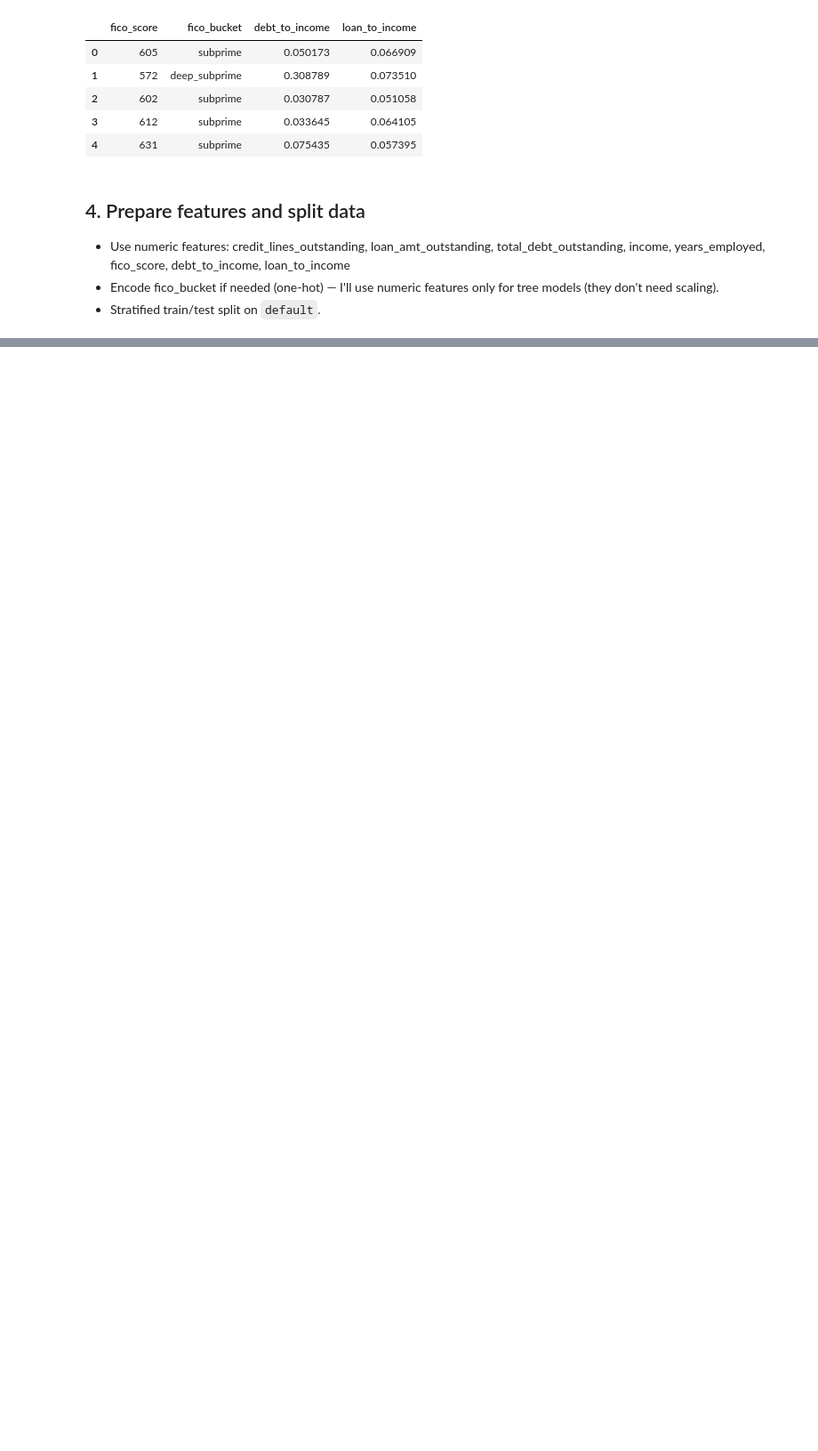
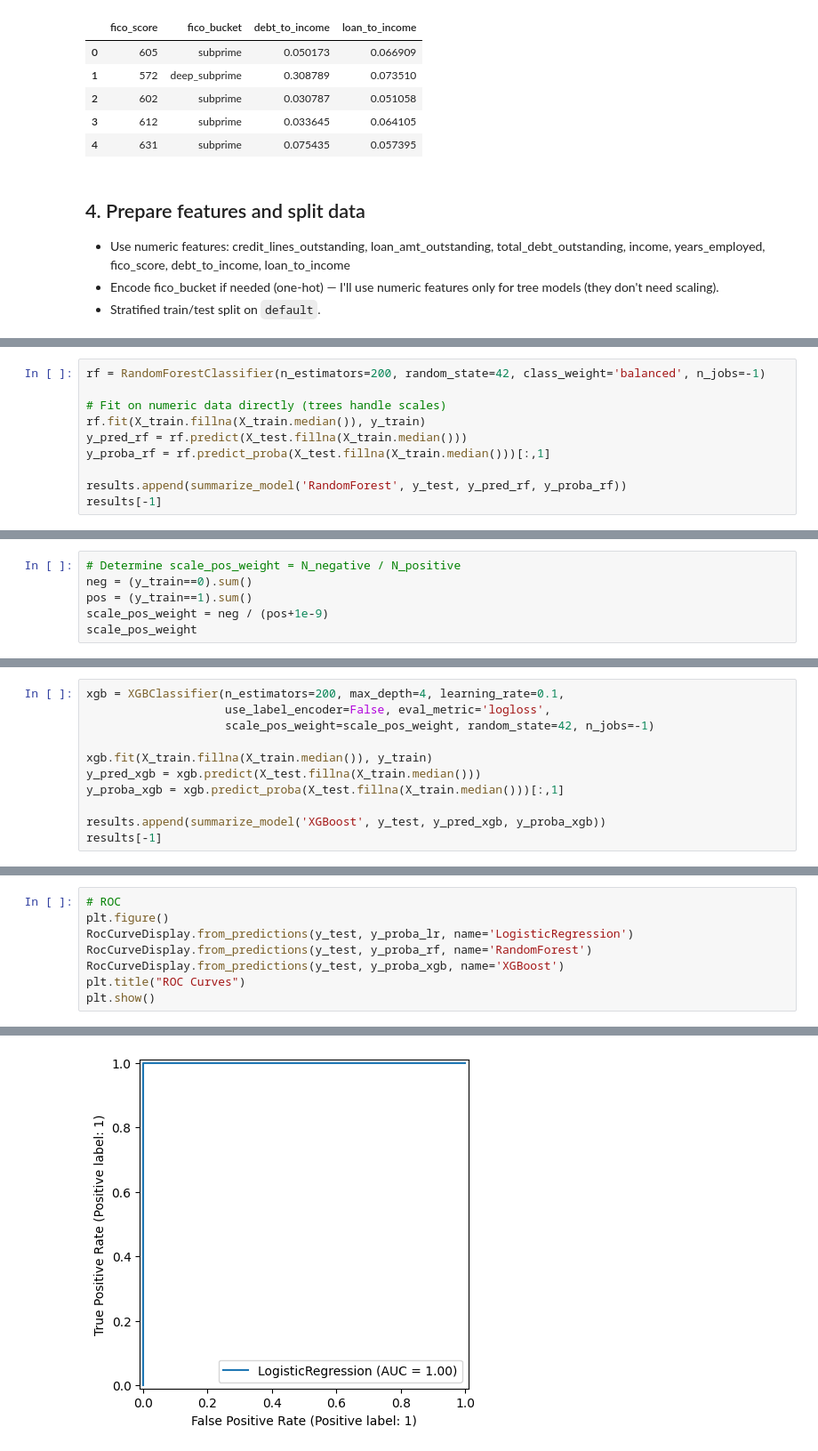
Before and after one commit to orejandro79/Credit_Risk_Analysis, a Jupyter notebook: Credit_Risk_Analysis.ipynb, the cells around one changed output, grey strips where cells are left out. Shown at 89% size. Cells and saved outputs as stored; diff of their text form; blank space fills up the shorter version.

Commit message:
Update credit Risk Analysis
- Prepare features and split data
- Basemodel logistic regression
- Random Forest model
- XGBoost model
- Results Comparision Table
- Confusion Matrices and ROC curves

```diff
--- a/Credit_Risk_Analysis.ipynb
+++ b/Credit_Risk_Analysis.ipynb
@@ -142,0 +200,10 @@ df[['fico_score','fico_bucket','debt_to_income','loan_to_income']].head()
+# %%
+rf = RandomForestClassifier(n_estimators=200, random_state=42, class_weight='balanced', n_jobs=-1)
+
+# Fit on numeric data directly (trees handle scales)
+rf.fit(X_train.fillna(X_train.median()), y_train)
+y_pred_rf = rf.predict(X_test.fillna(X_train.median()))
+y_proba_rf = rf.predict_proba(X_test.fillna(X_train.median()))[:,1]
+
+results.append(summarize_model('RandomForest', y_test, y_pred_rf, y_proba_rf))
+results[-1]
@@ -142,0 +220,6 @@ df[['fico_score','fico_bucket','debt_to_income','loan_to_income']].head()
+# %%
+# Determine scale_pos_weight = N_negative / N_positive
+neg = (y_train==0).sum()
+pos = (y_train==1).sum()
+scale_pos_weight = neg / (pos+1e-9)
+scale_pos_weight
@@ -142,0 +228,11 @@ df[['fico_score','fico_bucket','debt_to_income','loan_to_income']].head()
+# %%
+xgb = XGBClassifier(n_estimators=200, max_depth=4, learning_rate=0.1,
+                    use_label_encoder=False, eval_metric='logloss',
+                    scale_pos_weight=scale_pos_weight, random_state=42, n_jobs=-1)
+
+xgb.fit(X_train.fillna(X_train.median()), y_train)
+y_pred_xgb = xgb.predict(X_test.fillna(X_train.median()))
+y_proba_xgb = xgb.predict_proba(X_test.fillna(X_train.median()))[:,1]
+
+results.append(summarize_model('XGBoost', y_test, y_pred_xgb, y_proba_xgb))
+results[-1]
@@ -142,0 +304,9 @@ df[['fico_score','fico_bucket','debt_to_income','loan_to_income']].head()
+# %%
+# ROC
+plt.figure()
+RocCurveDisplay.from_predictions(y_test, y_proba_lr, name='LogisticRegression')
+RocCurveDisplay.from_predictions(y_test, y_proba_rf, name='RandomForest')
+RocCurveDisplay.from_predictions(y_test, y_proba_xgb, name='XGBoost')
+plt.title("ROC Curves")
+plt.show()
+# %% [output]
@@ -142,0 +314 @@ df[['fico_score','fico_bucket','debt_to_income','loan_to_income']].head()
+[figure, added]
```
Also changed, not shown: parts of 13 cells of this notebook.
